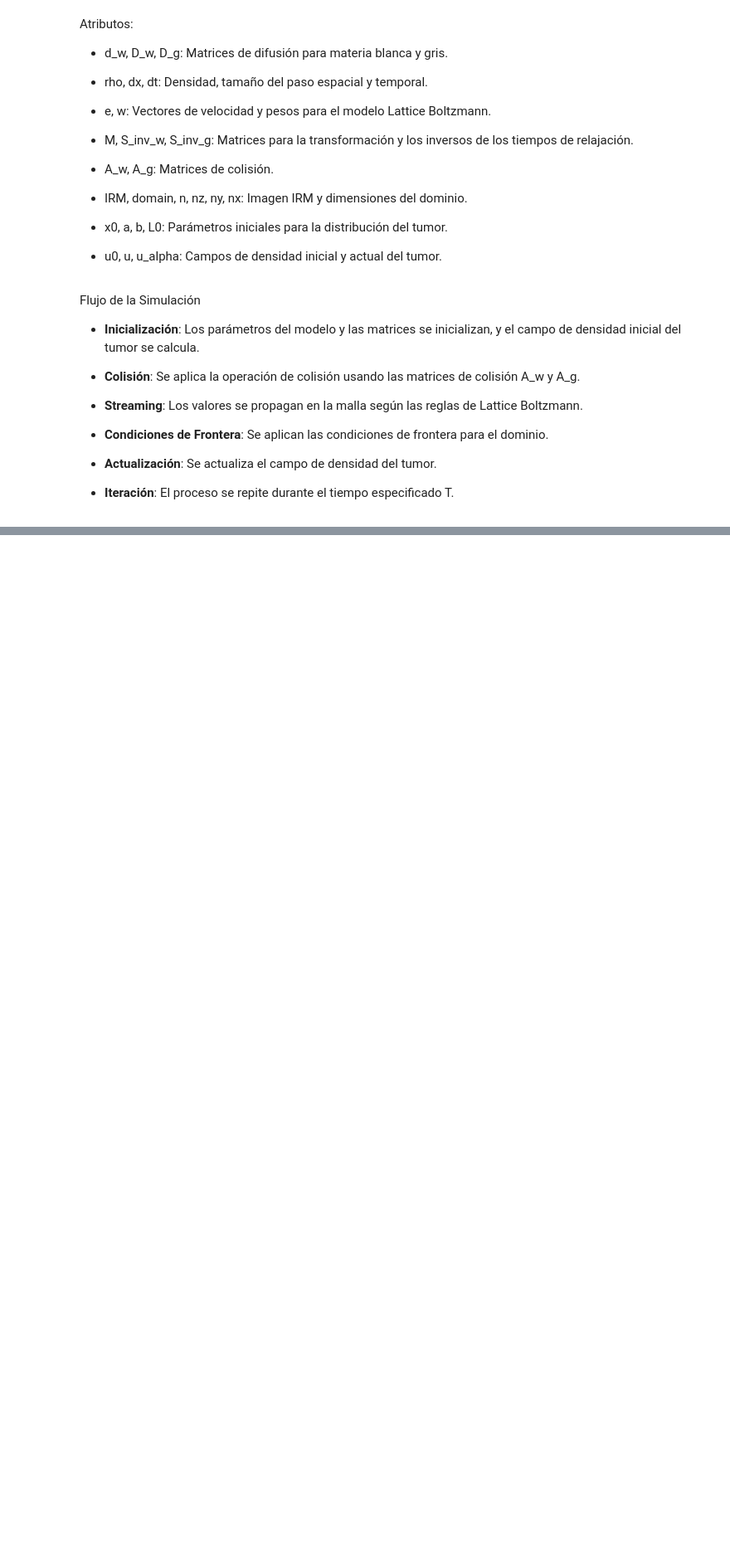
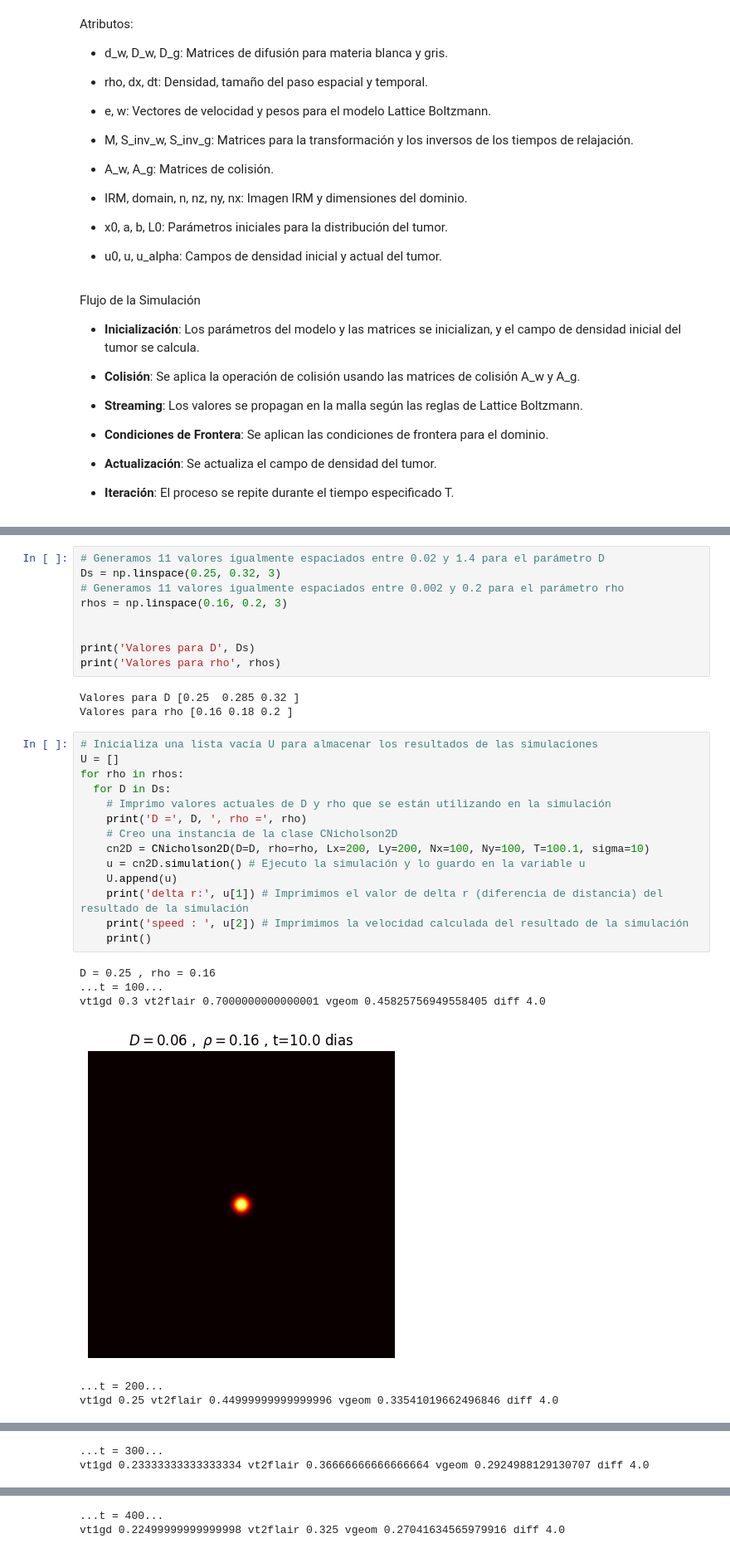
Before and after one commit to lmannelli/Brain_Tumor_Growth, a Jupyter notebook: TCG_GBM.ipynb, the cells around one changed output, grey strips where cells are left out. Shown at 83% size. Drawn from its saved outputs; the diff is of its cells as text; blank space fills up the shorter version.

Commit message:
Simulation tests

```diff
--- a/TCG_GBM.ipynb
+++ b/TCG_GBM.ipynb
@@ -207,0 +373,33 @@ Flujo de la Simulación
+# %%
+# Generamos 11 valores igualmente espaciados entre 0.02 y 1.4 para el parámetro D
+Ds = np.linspace(0.25, 0.32, 3)
+# Generamos 11 valores igualmente espaciados entre 0.002 y 0.2 para el parámetro rho
+rhos = np.linspace(0.16, 0.2, 3)
+
+
+print('Valores para D', Ds)
+print('Valores para rho', rhos)
+# %% [output]
+Valores para D [0.25  0.285 0.32 ]
+Valores para rho [0.16 0.18 0.2 ]
+# %%
+# Inicializa una lista vacía U para almacenar los resultados de las simulaciones
+U = []
+for rho in rhos:
+  for D in Ds:
+    # Imprimo valores actuales de D y rho que se están utilizando en la simulación
+    print('D =', D, ', rho =', rho)
+    # Creo una instancia de la clase CNicholson2D
+    cn2D = CNicholson2D(D=D, rho=rho, Lx=200, Ly=200, Nx=100, Ny=100, T=100.1, sigma=10)
+    u = cn2D.simulation() # Ejecuto la simulación y lo guardo en la variable u
+    U.append(u)
+    print('delta r:', u[1]) # Imprimimos el valor de delta r (diferencia de distancia) del resultado de la simulación
+    print('speed : ', u[2]) # Imprimimos la velocidad calculada del resultado de la simulación
+    print()
+# %% [output]
+D = 0.25 , rho = 0.16
+...t = 100...
+vt1gd 0.3 vt2flair 0.7000000000000001 vgeom 0.45825756949558405 diff 4.0
+[figure, added]
+...t = 200...
+vt1gd 0.25 vt2flair 0.44999999999999996 vgeom 0.33541019662496846 diff 4.0
@@ -207,0 +407,2 @@ Flujo de la Simulación
+...t = 300...
+vt1gd 0.23333333333333334 vt2flair 0.36666666666666664 vgeom 0.2924988129130707 diff 4.0
@@ -207,0 +410,2 @@ Flujo de la Simulación
+...t = 400...
+vt1gd 0.22499999999999998 vt2flair 0.325 vgeom 0.27041634565979916 diff 4.0
```
Also changed, not shown: parts of 7 cells of this notebook.
